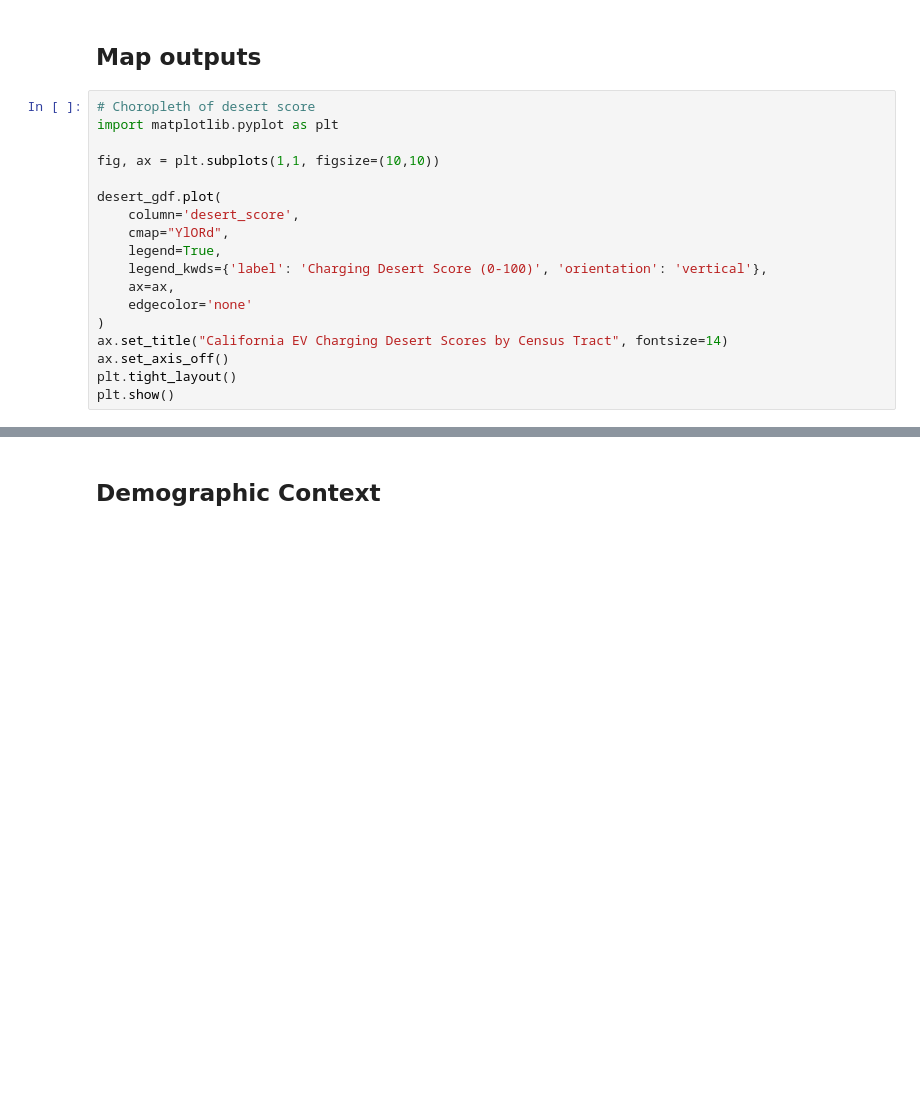
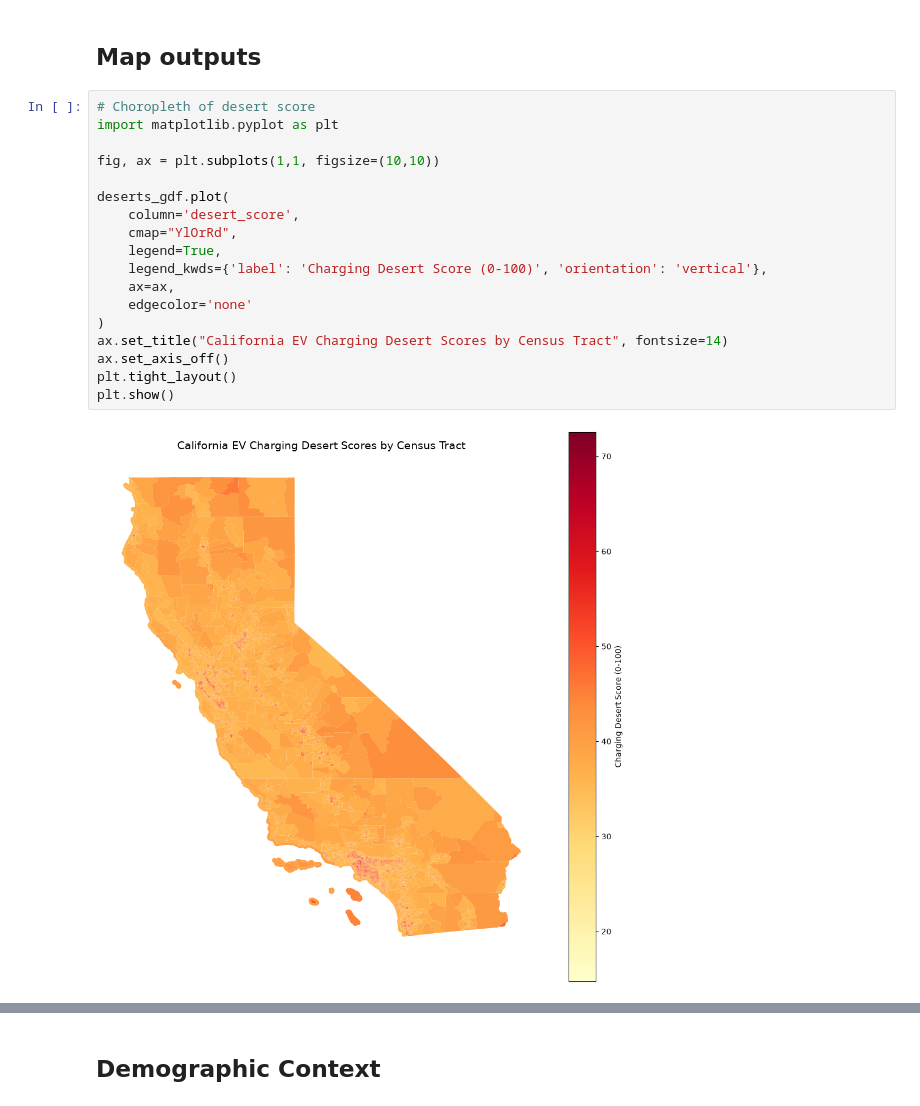
Before and after one commit to BoppingNoodles/california_ev_transition_and_fuel_analytics, a Jupyter notebook: notebooks/03_charging_deserts.ipynb, the cells around one changed output, grey strips where cells are left out. Cells and saved outputs as stored; diff of their text form; blank space fills up the shorter version.

```diff
--- a/notebooks/03_charging_deserts.ipynb
+++ b/notebooks/03_charging_deserts.ipynb
@@ -97,21 +146,23 @@ plt.show()
 # %%
 # Choropleth of desert score
 import matplotlib.pyplot as plt
 
 fig, ax = plt.subplots(1,1, figsize=(10,10))
 
-desert_gdf.plot(
+deserts_gdf.plot(
     column='desert_score',
-    cmap="YlORd",
+    cmap="YlOrRd",
     legend=True,
     legend_kwds={'label': 'Charging Desert Score (0-100)', 'orientation': 'vertical'},
     ax=ax,
     edgecolor='none'
 )
 ax.set_title("California EV Charging Desert Scores by Census Tract", fontsize=14)
 ax.set_axis_off()
 plt.tight_layout()
 plt.show()
+# %% [output]
+[figure, added]
 # %%
 fig, ax = plt.subplots(1, 1, figsize=(10, 10))
 
```
Also changed, not shown: parts of 11 cells of this notebook.
